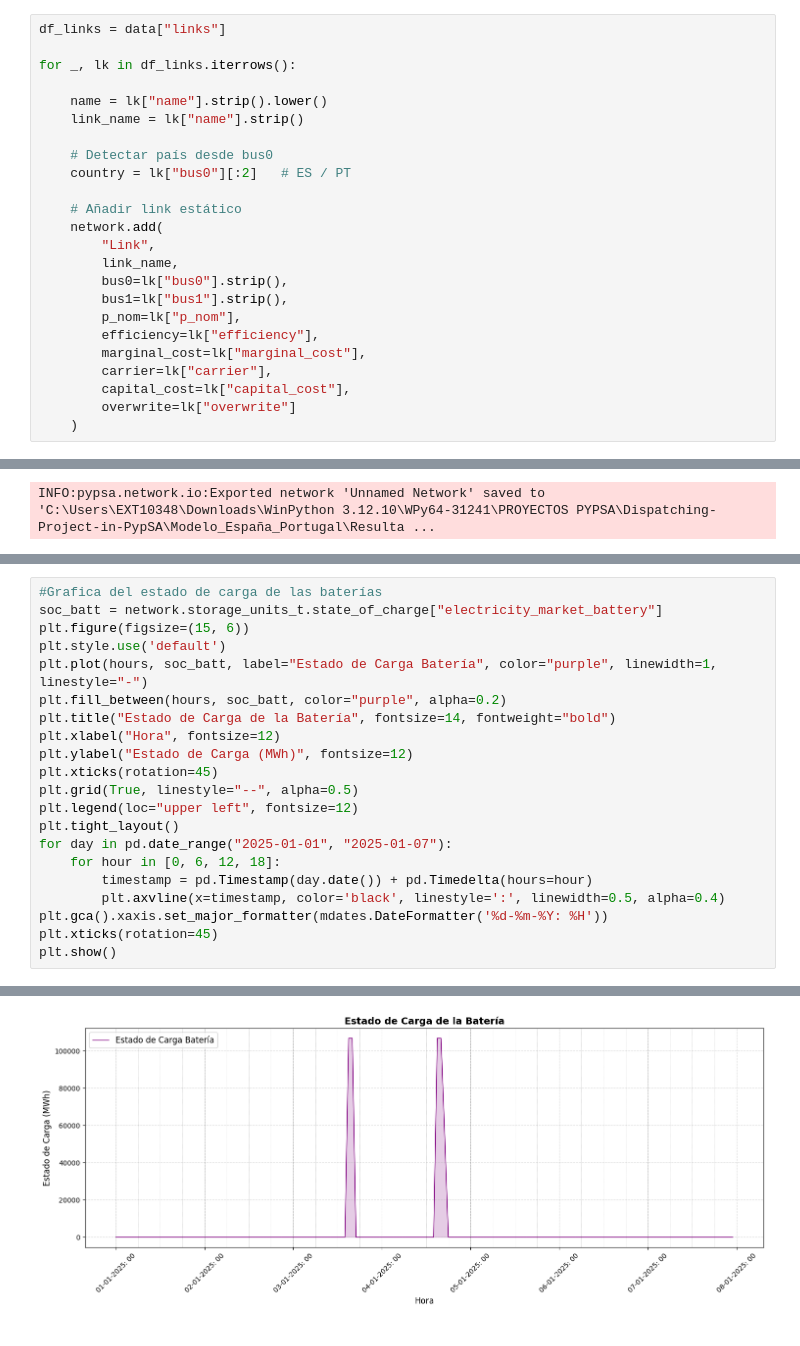
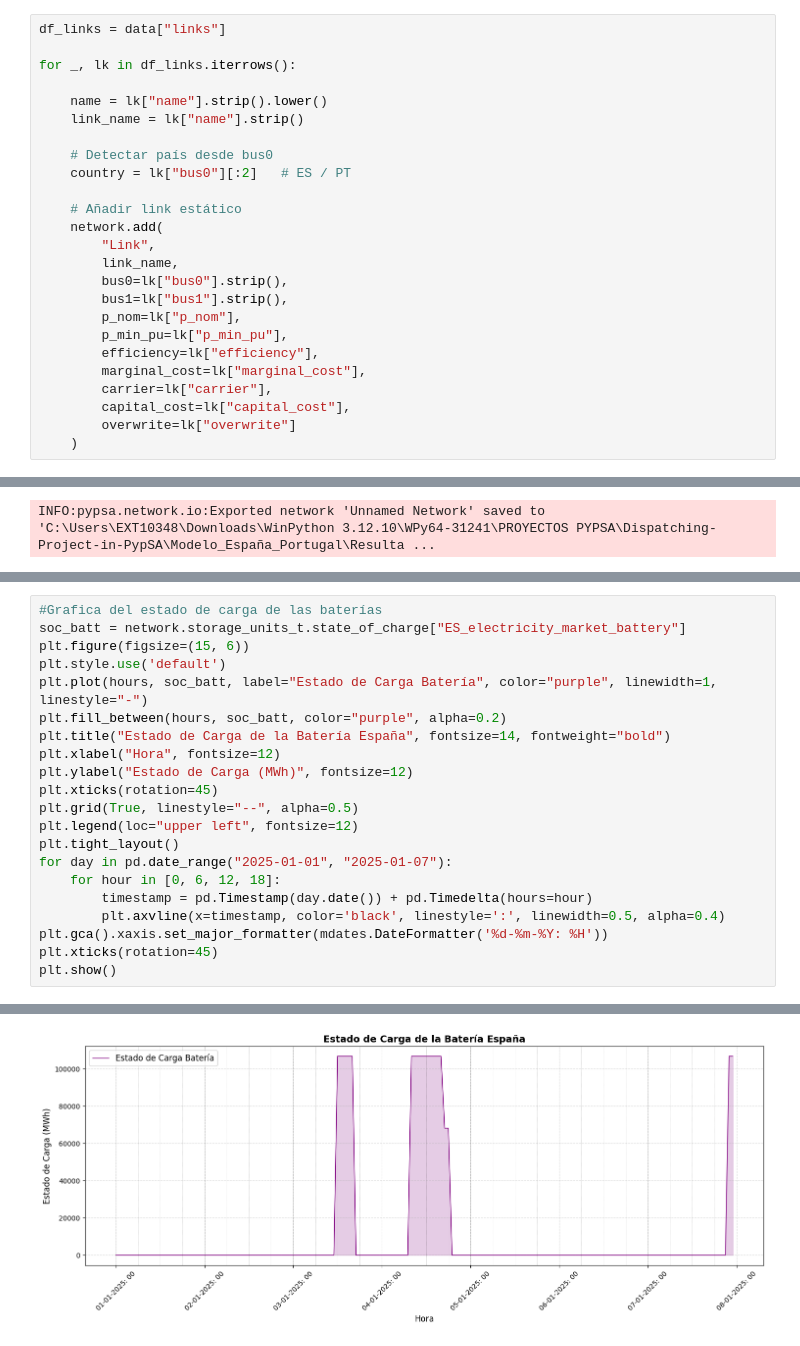
Before and after one commit to anabatres28-png/Dispatching-Project-in-PypSA, a Jupyter notebook: Modelo_España_Portugal/Modelo_ES_PT_Unido/Dispatching_Portugal_España_Unido.ipynb, the cells around one changed output, grey strips where cells are left out. Drawn from its saved outputs; the diff is of its cells as text.

```diff
--- a/Modelo_España_Portugal/Modelo_ES_PT_Unido/Dispatching_Portugal_España_Unido.ipynb
+++ b/Modelo_España_Portugal/Modelo_ES_PT_Unido/Dispatching_Portugal_España_Unido.ipynb
@@ -517,6 +517,7 @@ for _, lk in df_links.iterrows():
         bus0=lk["bus0"].strip(),
         bus1=lk["bus1"].strip(),
         p_nom=lk["p_nom"],
+        p_min_pu=lk["p_min_pu"],
         efficiency=lk["efficiency"],
         marginal_cost=lk["marginal_cost"],
         carrier=lk["carrier"],
@@ -1477,24 +1635,24 @@ With PyPSA 1.0, the API for how to access components data has changed. See #TODO
 # %%
 #Grafica del estado de carga de las baterías
-soc_batt = network.storage_units_t.state_of_charge["electricity_market_battery"]
+soc_batt = network.storage_units_t.state_of_charge["ES_electricity_market_battery"]
 plt.figure(figsize=(15, 6))
 plt.style.use('default')
 plt.plot(hours, soc_batt, label="Estado de Carga Batería", color="purple", linewidth=1, linestyle="-")
 plt.fill_between(hours, soc_batt, color="purple", alpha=0.2)
-plt.title("Estado de Carga de la Batería", fontsize=14, fontweight="bold")
+plt.title("Estado de Carga de la Batería España", fontsize=14, fontweight="bold")
 plt.xlabel("Hora", fontsize=12)
 plt.ylabel("Estado de Carga (MWh)", fontsize=12)
 plt.xticks(rotation=45)
 plt.grid(True, linestyle="--", alpha=0.5)
 plt.legend(loc="upper left", fontsize=12)
 plt.tight_layout()
 for day in pd.date_range("2025-01-01", "2025-01-07"):
     for hour in [0, 6, 12, 18]:
         timestamp = pd.Timestamp(day.date()) + pd.Timedelta(hours=hour)
         plt.axvline(x=timestamp, color='black', linestyle=':', linewidth=0.5, alpha=0.4)
 plt.gca().xaxis.set_major_formatter(mdates.DateFormatter('%d-%m-%Y: %H'))
 plt.xticks(rotation=45)
 plt.show()
 # %% [output]
 With PyPSA 1.0, the API for how to access components data has changed. See #TODO for more information. Use `n.storage_units.dynamic` as a drop-in replacement for `n.storage_units_t`.
-[figure, old version]
+[figure, new version]
```
Also changed, not shown: parts of 28 cells of this notebook, 3 other files.
